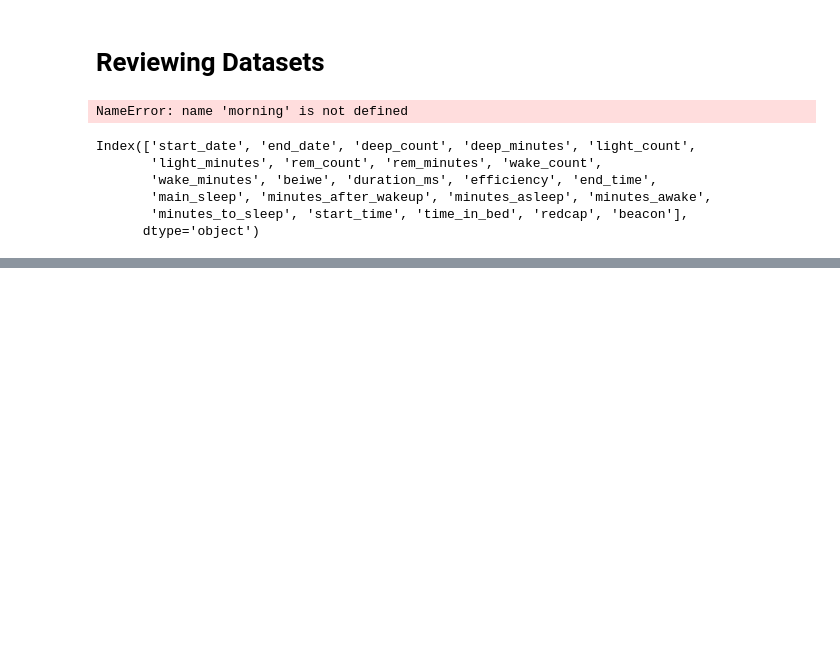
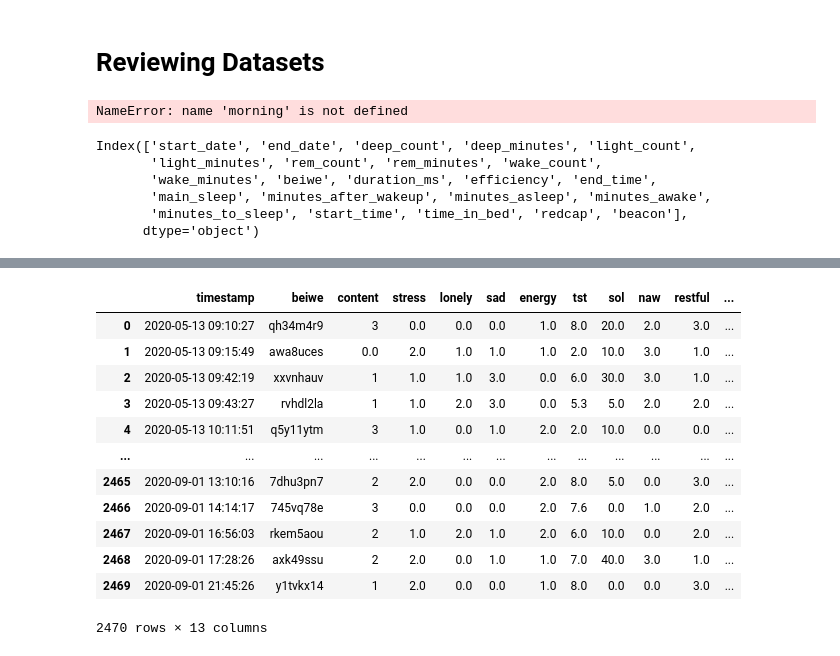
Before and after one commit to intelligent-environments-lab/utx000, a Jupyter notebook: notebooks/4.2.2-hef-fitbit-sleep_sensitivity_1_var.ipynb, the cells around one changed output, grey strips where cells are left out. Drawn from its saved outputs; the diff is of its cells as text; code cells hidden in the pictures; blank space fills up the shorter version.

```diff
--- a/notebooks/4.2.2-hef-fitbit-sleep_sensitivity_1_var.ipynb
+++ b/notebooks/4.2.2-hef-fitbit-sleep_sensitivity_1_var.ipynb
@@ -179,0 +186,17 @@ Index(['start_time', 'lat_mean', 'long_mean', 'altitude_mean', 'accuracy_mean',
+# %%
+ema_morning = pd.read_csv("../data/processed/beiwe-morning_ema-ux_s20.csv",parse_dates=["timestamp"])
+ema_morning
+# %% [output]
+|  | timestamp | beiwe | content | stress | lonely | sad | energy | tst | sol | naw | restful | ... |
+| 0 | 2020-05-13 09:10:27 | qh34m4r9 | 3 | 0.0 | 0.0 | 0.0 | 1.0 | 8.0 | 20.0 | 2.0 | 3.0 | ... |
+| 1 | 2020-05-13 09:15:49 | awa8uces | 0.0 | 2.0 | 1.0 | 1.0 | 1.0 | 2.0 | 10.0 | 3.0 | 1.0 | ... |
+| 2 | 2020-05-13 09:42:19 | xxvnhauv | 1 | 1.0 | 1.0 | 3.0 | 0.0 | 6.0 | 30.0 | 3.0 | 1.0 | ... |
+| 3 | 2020-05-13 09:43:27 | rvhdl2la | 1 | 1.0 | 2.0 | 3.0 | 0.0 | 5.3 | 5.0 | 2.0 | 2.0 | ... |
+| 4 | 2020-05-13 10:11:51 | q5y11ytm | 3 | 1.0 | 0.0 | 1.0 | 2.0 | 2.0 | 10.0 | 0.0 | 0.0 | ... |
+| ... | ... | ... | ... | ... | ... | ... | ... | ... | ... | ... | ... | ... |
+| 2465 | 2020-09-01 13:10:16 | 7dhu3pn7 | 2 | 2.0 | 0.0 | 0.0 | 2.0 | 8.0 | 5.0 | 0.0 | 3.0 | ... |
+| 2466 | 2020-09-01 14:14:17 | 745vq78e | 3 | 0.0 | 0.0 | 0.0 | 2.0 | 7.6 | 0.0 | 1.0 | 2.0 | ... |
+| 2467 | 2020-09-01 16:56:03 | rkem5aou | 2 | 1.0 | 2.0 | 1.0 | 2.0 | 6.0 | 10.0 | 0.0 | 2.0 | ... |
+| 2468 | 2020-09-01 17:28:26 | axk49ssu | 2 | 2.0 | 0.0 | 1.0 | 1.0 | 7.0 | 40.0 | 3.0 | 1.0 | ... |
+| 2469 | 2020-09-01 21:45:26 | y1tvkx14 | 1 | 2.0 | 0.0 | 0.0 | 1.0 | 8.0 | 0.0 | 0.0 | 3.0 | ... |
+2470 rows × 13 columns
```
Also changed, not shown: parts of 18 cells of this notebook.
